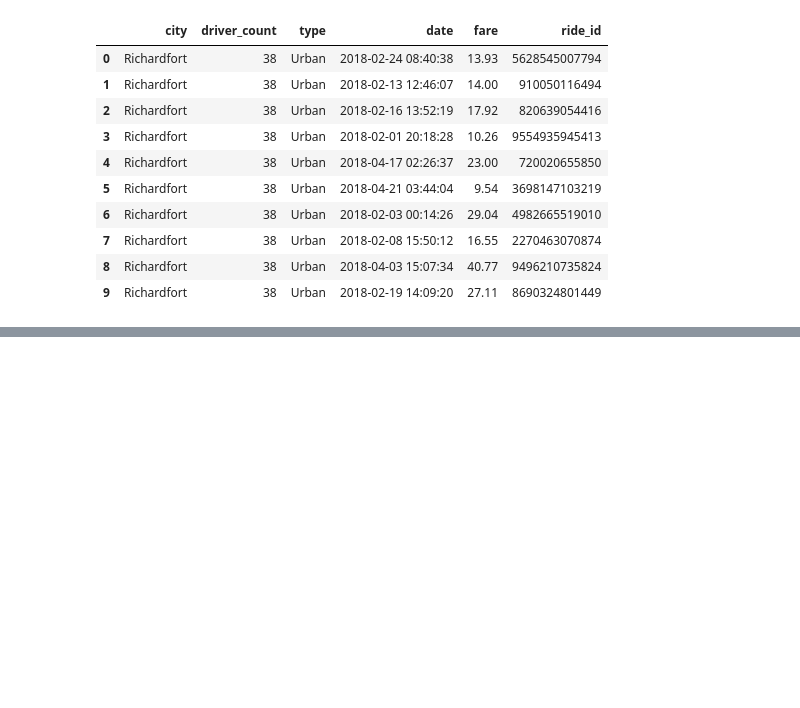
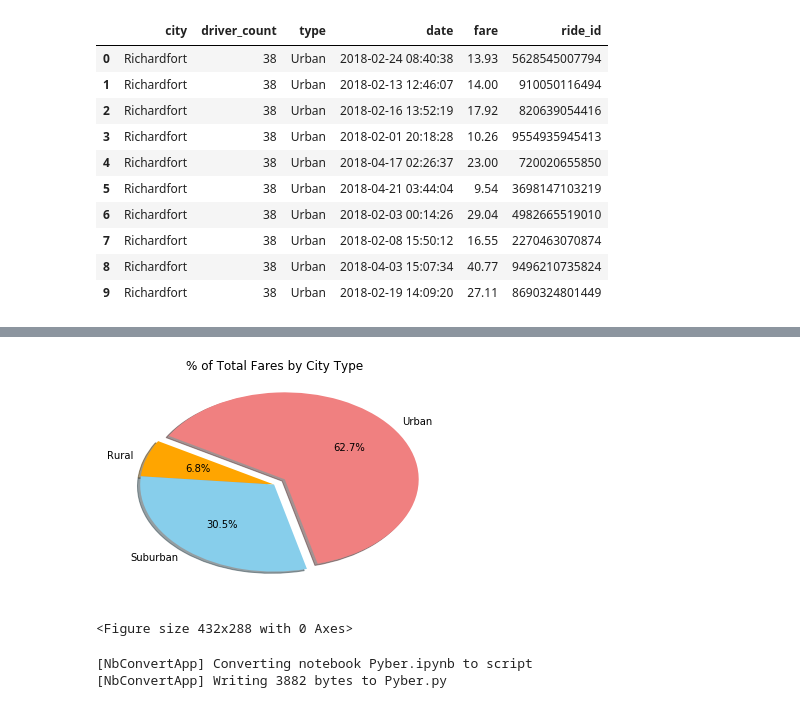
Before and after one commit to salizadeh10/Pyber, a Jupyter notebook: Pyber.ipynb, the cells around one changed output, grey strips where cells are left out. Saved outputs shown, nothing was run; the diff lists cells and outputs as text; code cells hidden in the pictures; blank space fills up the shorter version.

Commit message:
Completed Pie Chart of Fares by City

```diff
--- a/Pyber.ipynb
+++ b/Pyber.ipynb
@@ -86,0 +93,24 @@ plt.show()
+# %%
+#------------------- Total Fares by City Type ------------------------------------------
+
+# calculate total fares for each city type
+fares_for_city_type_df = city_and_ride_df.groupby('type')["fare"].sum().reset_index()
+
+# Build Pie Chart
+colors=("orange","skyblue","lightcoral")
+plt.pie(fares_for_city_type_df["fare"], labels = fares_for_city_type_df["type"], shadow = True,
+                    explode = (0,0,0.1), colors=colors,startangle=150, autopct = "%1.1f%%")
+
+plt.title('% of Total Fares by City Type')
+plt.show()
+
+# Save Figure
+plt.savefig("fare_percentage_by_city_type_piechart.png")
+# %% [output]
+[figure, added]
+<Figure size 432x288 with 0 Axes>
+# %%
+get_ipython().system('jupyter nbconvert --to script Pyber.ipynb')
+# %% [output]
+[NbConvertApp] Converting notebook Pyber.ipynb to script
+[NbConvertApp] Writing 3882 bytes to Pyber.py
```
Also changed, not shown: parts of 3 cells of this notebook, 3 other files.
